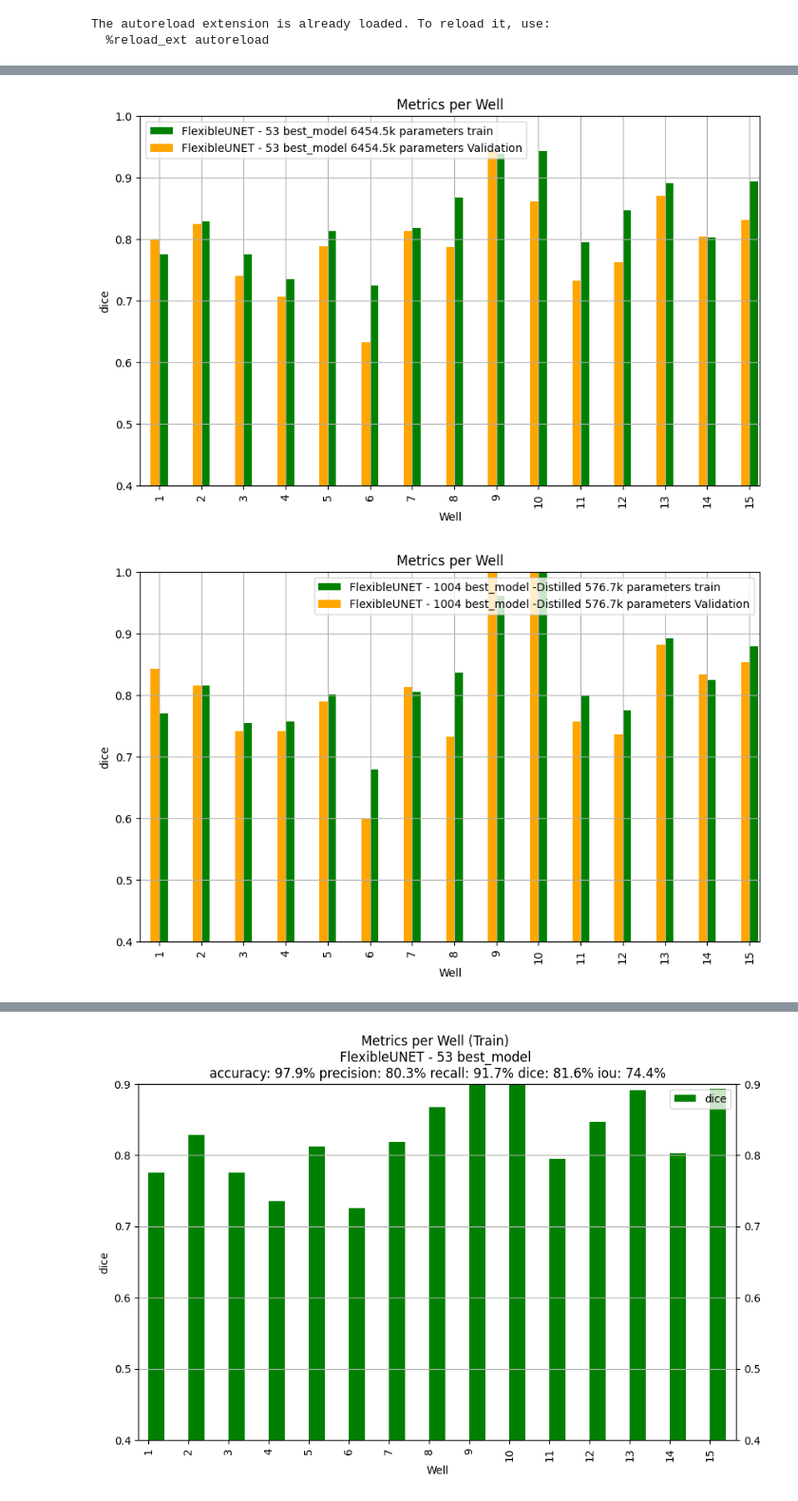
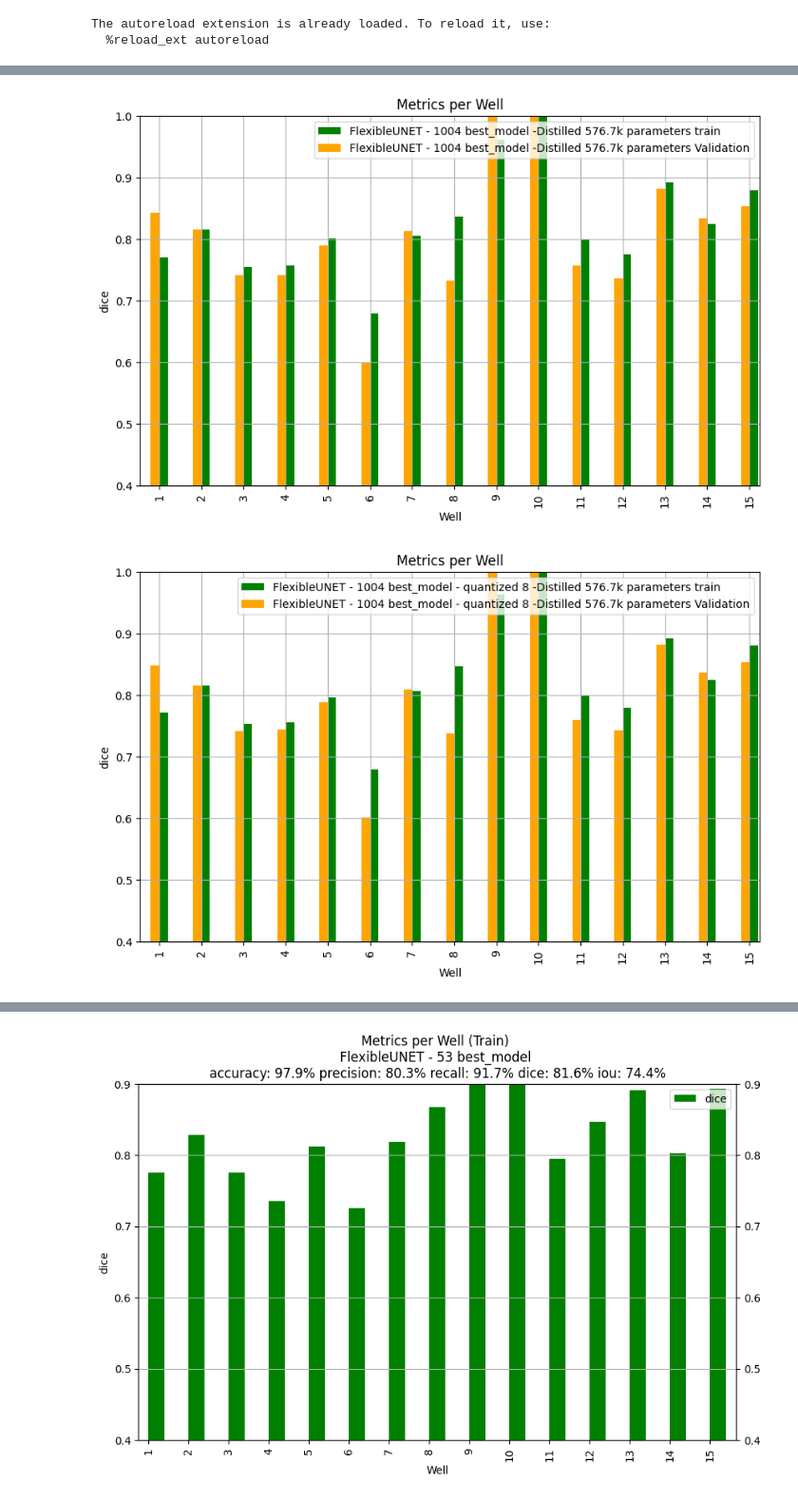
Before and after one commit to balthazarneveu/geosciences, a Jupyter notebook: TP_5/evaluation.ipynb, the cells around one changed output, grey strips where cells are left out. Shown at 95% size. Saved outputs shown, nothing was run; the diff lists cells and outputs as text; code cells hidden in the pictures.

```diff
--- a/TP_5/evaluation.ipynb
+++ b/TP_5/evaluation.ipynb
@@ -16,18 +19,31 @@ from evaluate import evaluate_model, evaluate_test_mode, visualize_performance_p
 The autoreload extension is already loaded. To reload it, use:
   %reload_ext autoreload
 # %%
-exp_list = [53, 1004]
+# exp_list = [53, 1004]
+exp_list = [1004]
 checkpoint = 'best_model'
 # %%
 results_dict = {}
 for exp in exp_list:
-    model, dl_dict, model_config = load_model(exp, batch_size=16, model_name=checkpoint+".pt")
-    metrics_validation, detailed_metrics_validation = evaluate_model(model, dl_dict, phase=VALIDATION, detailed_metrics_flag=True)
-    metrics_train, detailed_metrics_train =evaluate_model(model, dl_dict, phase=TRAIN, detailed_metrics_flag=True)
-    df_train = pd.DataFrame(detailed_metrics_train)
-    df_validation = pd.DataFrame(detailed_metrics_validation)
-    model_name = model_config['model']['name'] + ' - ' + str(exp) + " " + checkpoint
-    results_dict[exp] = (metrics_validation, detailed_metrics_validation, metrics_train, detailed_metrics_train, model_config, df_train, df_validation, model_name)
+    for quantization_num_bits in [None, 8]:
+        model, dl_dict, model_config = load_model(exp, batch_size=16, model_name=checkpoint+".pt")
+        if quantization_num_bits is not None:
+            print("Quantizing model...")
+            params = torch.cat([p.flatten() for p in model.parameters() if p.requires_grad])
+            params = params.detach().cpu().numpy()
+            quantized_weights, quantization_parameters = quantize_model_per_layer(model, num_bits=quantization_num_bits)
+            params_dequant = dequantize_weights_per_layer(quantized_weights, quantization_parameters)
+            for name, param in model.named_parameters():
+                if name in params_dequant:
+                    param.data = torch.nn.Parameter(torch.from_numpy(params_dequant[name])).to(device=device)
+                    print(name, "has been updated with quantized weights")
+        metrics_validation, detailed_metrics_validation = evaluate_model(model, dl_dict, phase=VALIDATION, detailed_metrics_flag=True)
+        metrics_train, detailed_metrics_train =evaluate_model(model, dl_dict, phase=TRAIN, detailed_metrics_flag=True)
+        df_train = pd.DataFrame(detailed_metrics_train)
+        df_validation = pd.DataFrame(detailed_metrics_validation)
+        model_name = model_config['model']['name'] + ' - ' + str(exp) + " " + checkpoint
+        model_name += f" - quantized {quantization_num_bits}" if quantization_num_bits is not None else ""
+        results_dict[f"{exp:04d}" + (f"_quantized {quantization_num_bits}" if quantization_num_bits is not None else "")] = (metrics_validation, detailed_metrics_validation, metrics_train, detailed_metrics_train, model_config, df_train, df_validation, model_name)
 # %% [output]
 TOTAL ELEMENTS 7737
 TOTAL ELEMENTS 1935
@@ -46,16 +75,19 @@ Metrics on train set
 # %%
-for exp in exp_list:
+selected_exp_list = [f"{exp:04d}" for exp in exp_list]
+chosen_metric = F1_SCORE
+selected_exp_list = list(results_dict.keys())
+for exp in selected_exp_list:
     list_df_plot = []
     label_list = []
     metrics_validation, detailed_metrics_validation, metrics_train, detailed_metrics_train, model_config, df_train, df_validation, model_name = results_dict[exp]
     list_df_plot.append(df_train)
     label_list.append(model_name + (' -Distilled' if model_config.get(DISTILLATION, False) else "") + f' {model_config["model"]["n_params"]/1000:.1f}k parameters'+ " train")
     list_df_plot.append(df_validation)
     label_list.append(model_name + (' -Distilled' if model_config.get(DISTILLATION, False) else "") + f' {model_config["model"]["n_params"]/1000:.1f}k parameters'+ " Validation")
-    compare_performance_per_well(list_df_plot, label_list=label_list)
+    compare_performance_per_well(list_df_plot, label_list=label_list, chosen_metric=chosen_metric)
 # %% [output]
-[figure, old version]
+[figure, new version]
-[figure, old version]
+[figure, new version]
 # %%
 list_df_plot = []
 label_list = []
```
Also changed, not shown: parts of 3 cells of this notebook, 2 other files.
